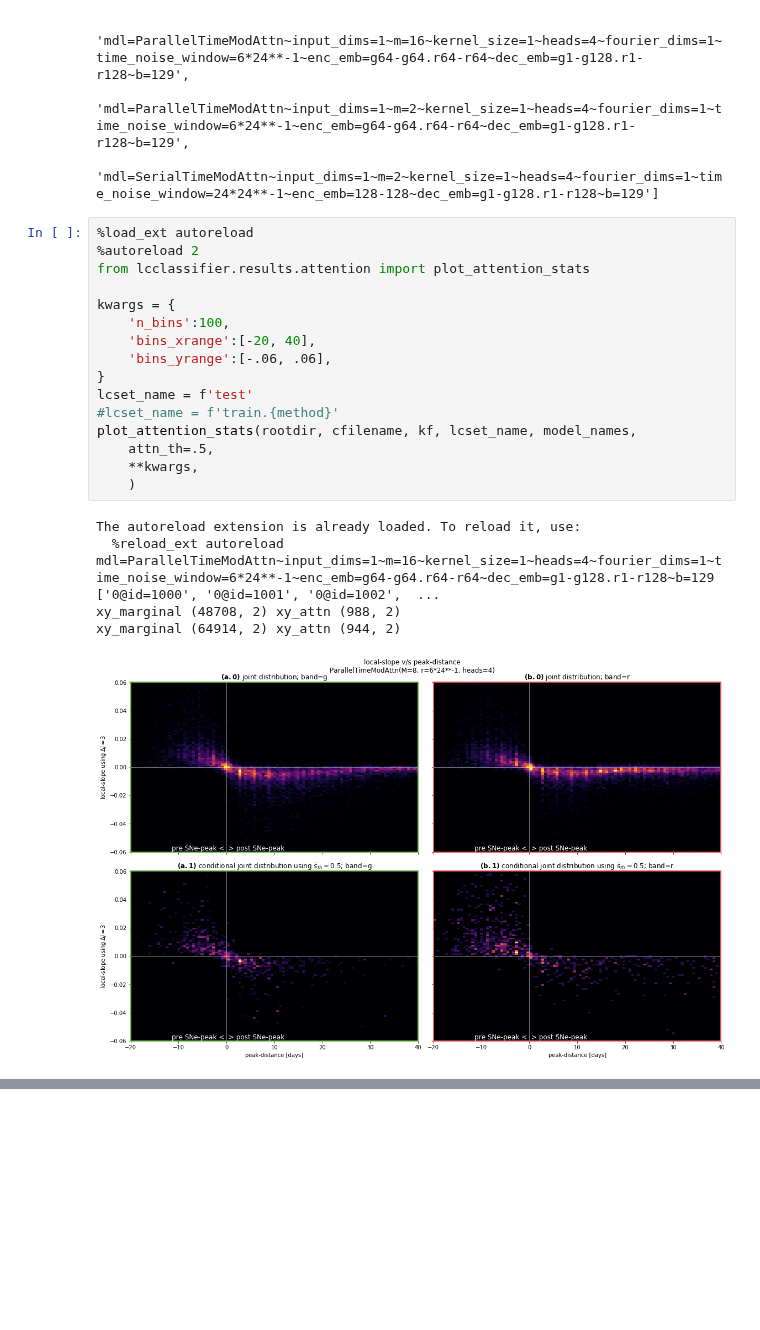
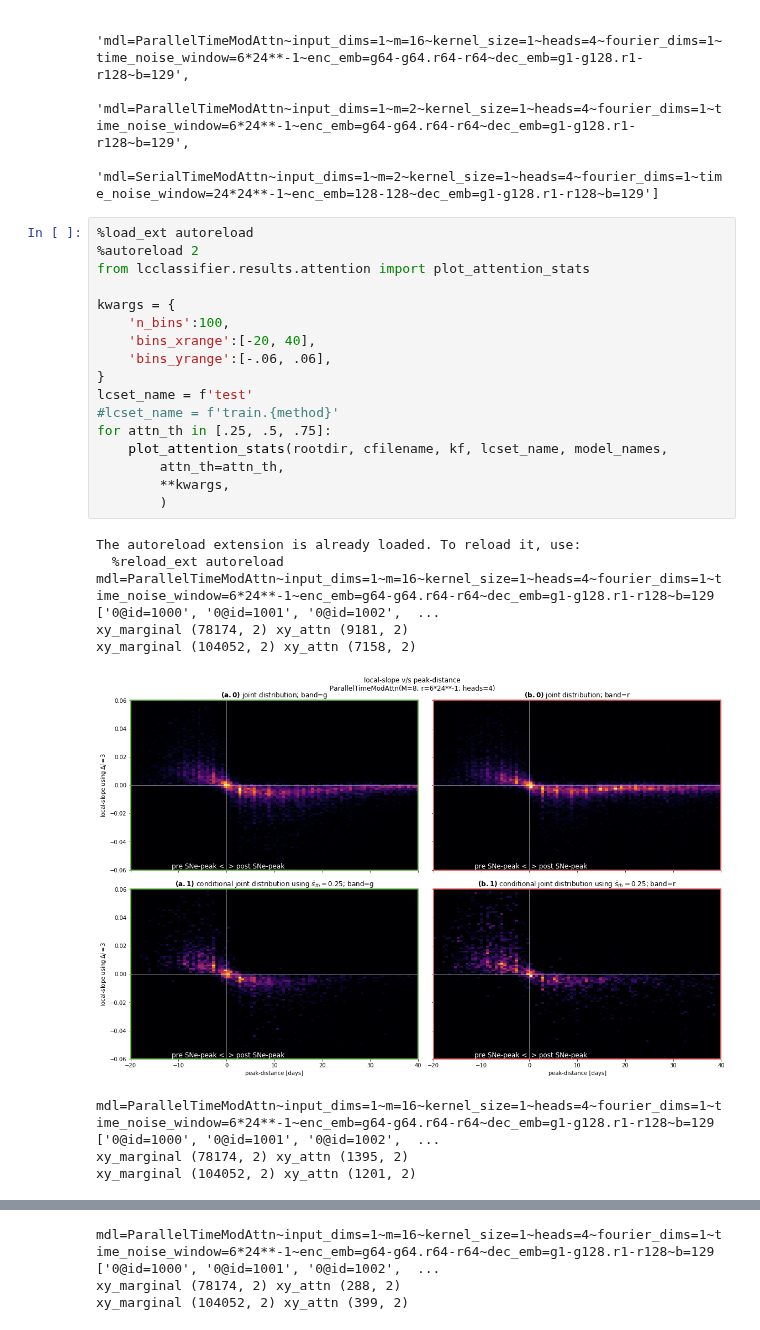
Before and after one commit to opimentel-github/astro-lightcurves-classifier, a Jupyter notebook: experiments/attention_stats.ipynb, the cells around one changed output, grey strips where cells are left out. Cells and saved outputs as stored; diff of their text form; blank space fills up the shorter version.

```diff
--- a/experiments/attention_stats.ipynb
+++ b/experiments/attention_stats.ipynb
@@ -42,23 +42,27 @@ The autoreload extension is already loaded. To reload it, use:
 # %%
 %load_ext autoreload
 %autoreload 2
 from lcclassifier.results.attention import plot_attention_stats
 
 kwargs = {
     'n_bins':100,
     'bins_xrange':[-20, 40],
     'bins_yrange':[-.06, .06],
 }
 lcset_name = f'test'
 #lcset_name = f'train.{method}'
-plot_attention_stats(rootdir, cfilename, kf, lcset_name, model_names,
-    attn_th=.5,
-    **kwargs,
-    )
+for attn_th in [.25, .5, .75]:
+    plot_attention_stats(rootdir, cfilename, kf, lcset_name, model_names,
+        attn_th=attn_th,
+        **kwargs,
+        )
 # %% [output]
 The autoreload extension is already loaded. To reload it, use:
   %reload_ext autoreload
 mdl=ParallelTimeModAttn~input_dims=1~m=16~kernel_size=1~heads=4~fourier_dims=1~time_noise_window=6*24**-1~enc_emb=g64-g64.r64-r64~dec_emb=g1-g128.r1-r128~b=129 ['0@id=1000', '0@id=1001', '0@id=1002',  ...
-xy_marginal (48708, 2) xy_attn (988, 2)
-xy_marginal (64914, 2) xy_attn (944, 2)
+xy_marginal (78174, 2) xy_attn (9181, 2)
+xy_marginal (104052, 2) xy_attn (7158, 2)
-[figure, old version]
+[figure, new version]
+mdl=ParallelTimeModAttn~input_dims=1~m=16~kernel_size=1~heads=4~fourier_dims=1~time_noise_window=6*24**-1~enc_emb=g64-g64.r64-r64~dec_emb=g1-g128.r1-r128~b=129 ['0@id=1000', '0@id=1001', '0@id=1002',  ...
+xy_marginal (78174, 2) xy_attn (1395, 2)
+xy_marginal (104052, 2) xy_attn (1201, 2)
@@ -64,0 +70,3 @@ xy_marginal (64914, 2) xy_attn (944, 2)
+mdl=ParallelTimeModAttn~input_dims=1~m=16~kernel_size=1~heads=4~fourier_dims=1~time_noise_window=6*24**-1~enc_emb=g64-g64.r64-r64~dec_emb=g1-g128.r1-r128~b=129 ['0@id=1000', '0@id=1001', '0@id=1002',  ...
+xy_marginal (78174, 2) xy_attn (288, 2)
+xy_marginal (104052, 2) xy_attn (399, 2)
```
Also changed, not shown: parts of 1 cell of this notebook, 5 other files.
